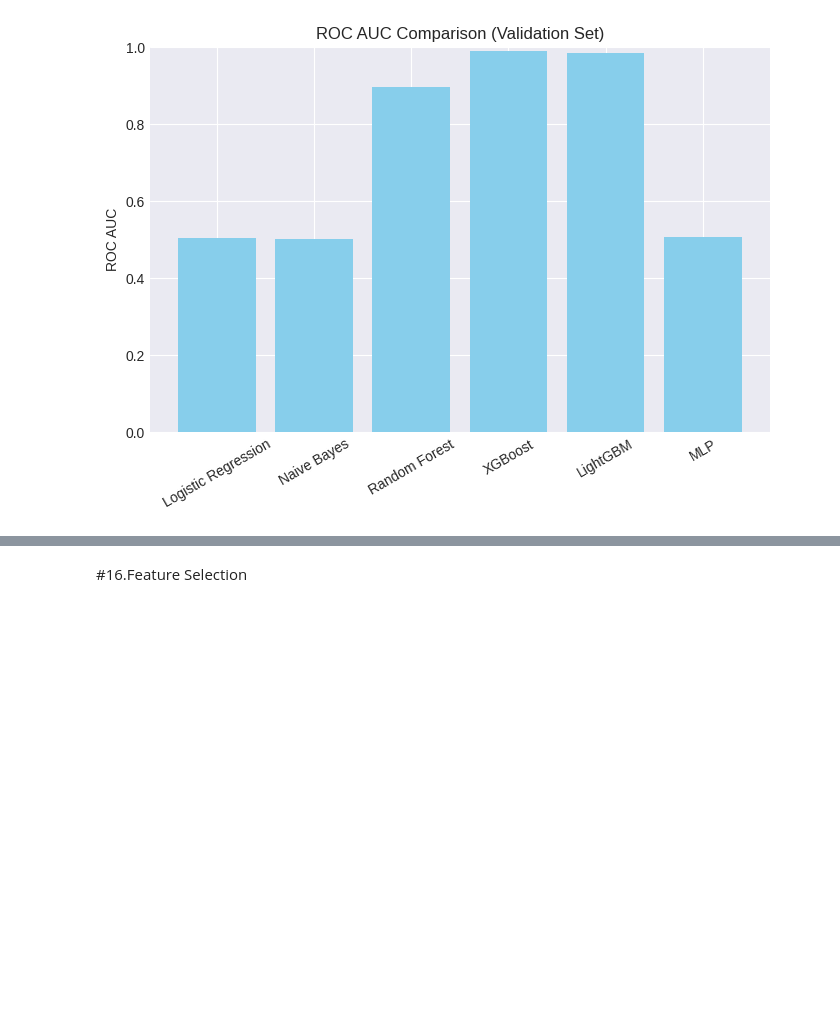
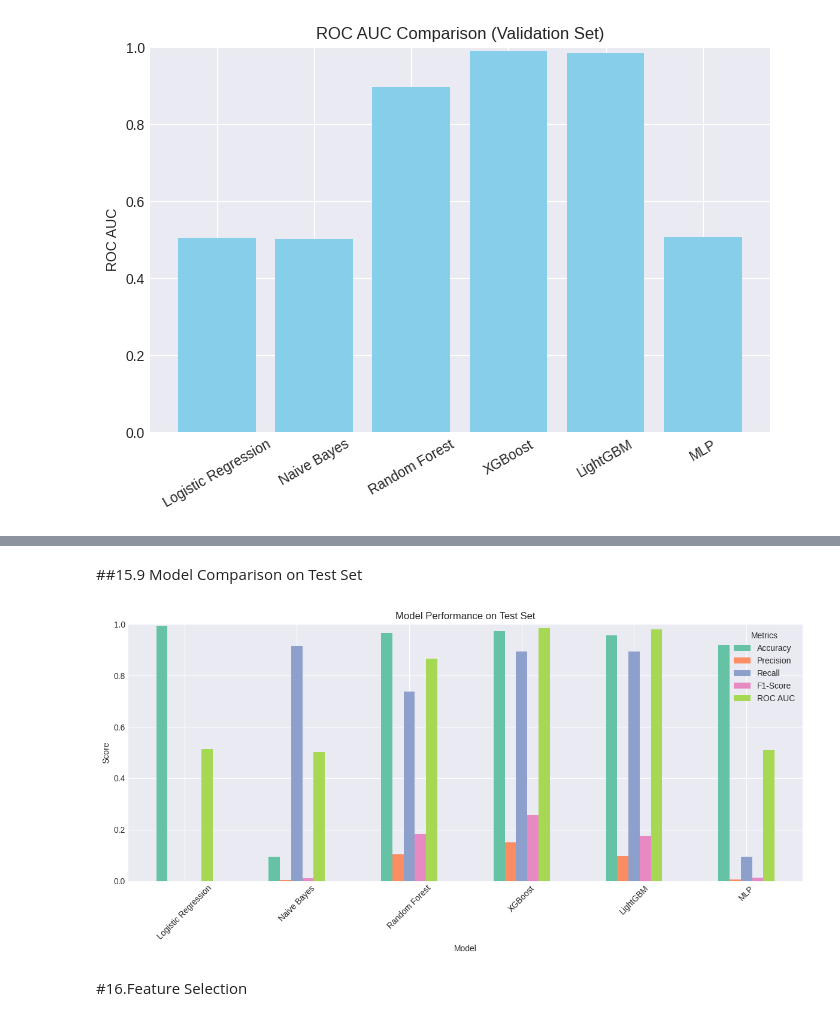
Before and after one commit to usama879/creditcardfraudproject, a Jupyter notebook: CreditCardFraud.ipynb, the cells around one changed output, grey strips where cells are left out. Drawn from its saved outputs; the diff is of its cells as text; code cells hidden in the pictures; blank space fills up the shorter version.

```diff
--- a/CreditCardFraud.ipynb
+++ b/CreditCardFraud.ipynb
@@ -1046,3 +1192,20 @@ for metric in metrics_to_plot:
+# %% [markdown]
+##15.9 Model Comparison on Test Set
+# %%
+metrics = ["Accuracy", "Precision", "Recall", "F1-Score", "ROC AUC"]
+
+ax = results_test_df.set_index("Model")[metrics].plot(
+    kind="bar", figsize=(12, 6), rot=45
+)
+
+plt.title("Model Performance on Test Set")
+plt.ylabel("Score")
+plt.ylim(0, 1)
+plt.legend(title="Metrics")
+plt.tight_layout()
+plt.show()
+# %% [output]
+[figure, added]
 # %% [markdown]
 #16.Feature Selection
 # %% [markdown]
```
Also changed, not shown: parts of 20 cells of this notebook.
